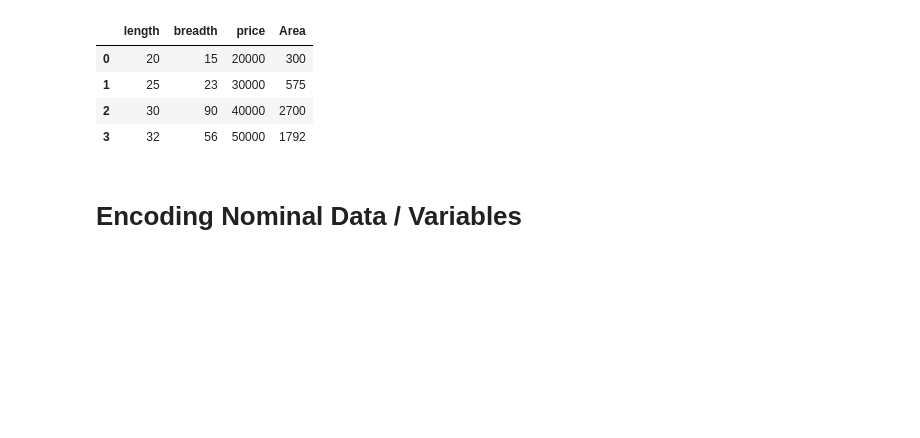
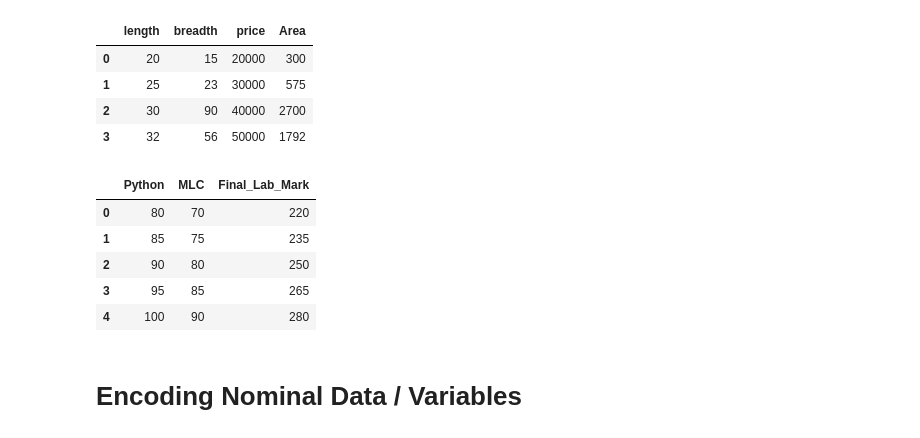
Before and after one commit to Coder-Amlan-for-College/MLC, a Jupyter notebook: Feature Engineering.ipynb, the cells around one changed output. Drawn from its saved outputs; the diff is of its cells as text; code cells hidden in the pictures; blank space fills up the shorter version.

```diff
--- a/Feature Engineering.ipynb
+++ b/Feature Engineering.ipynb
@@ -115,6 +115,21 @@ df
 | 1 | 25 | 23 | 30000 | 575 |
 | 2 | 30 | 90 | 40000 | 2700 |
 | 3 | 32 | 56 | 50000 | 1792 |
+# %%
+import pandas as pd
+
+data = {"Python":[80,85,90,95,100],
+       "MLC":[70,75,80,85,90]}
+df = pd.DataFrame(data)
+df["Final_Lab_Mark"]=df["Python"]+2*df["MLC"]
+df
+# %% [output]
+|  | Python | MLC | Final_Lab_Mark |
+| 0 | 80 | 70 | 220 |
+| 1 | 85 | 75 | 235 |
+| 2 | 90 | 80 | 250 |
+| 3 | 95 | 85 | 265 |
+| 4 | 100 | 90 | 280 |
 # %% [markdown]
 # Encoding Nominal Data / Variables
 # %%
```
Also changed, not shown: parts of 6 cells of this notebook.
